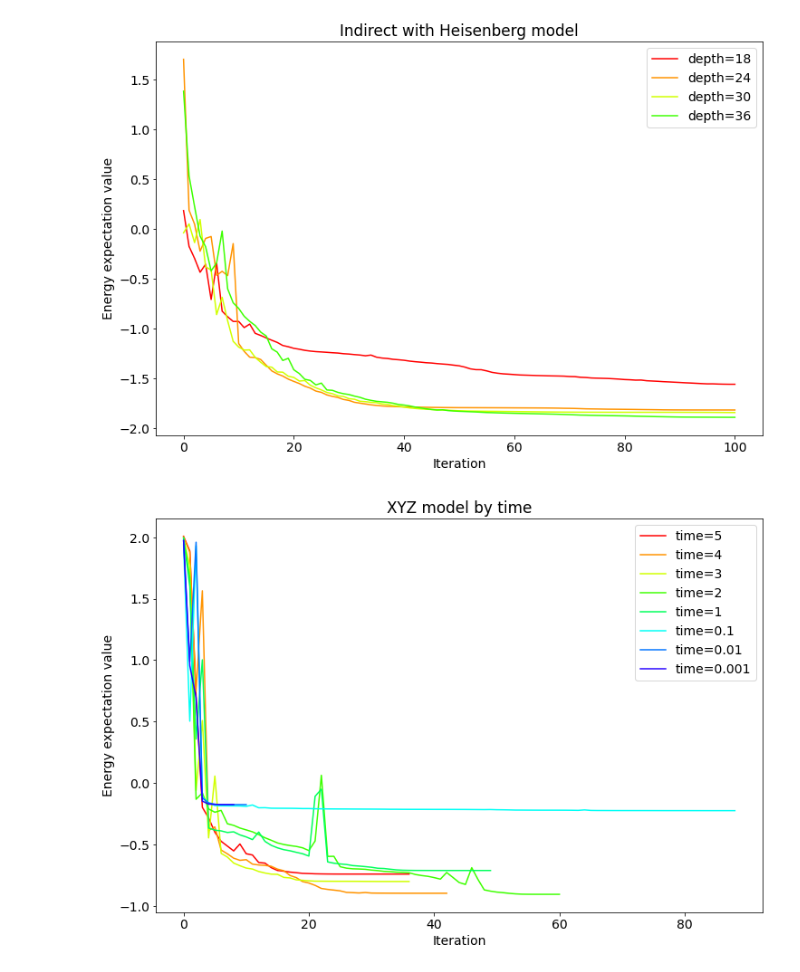
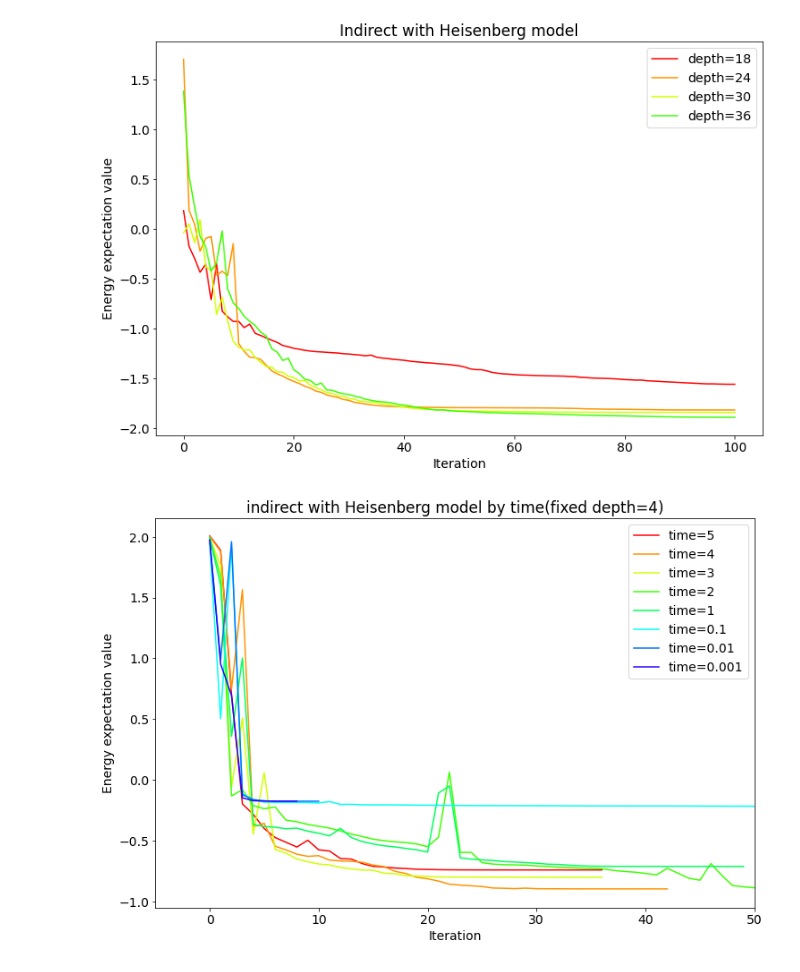
Before and after one commit to tanan/qsimu, a Jupyter notebook: qulacs/indirect/results/1_vqe_results.ipynb, the cells around one changed output. Saved outputs shown, nothing was run; the diff lists cells and outputs as text; code cells hidden in the pictures.

```diff
--- a/qulacs/indirect/results/1_vqe_results.ipynb
+++ b/qulacs/indirect/results/1_vqe_results.ipynb
@@ -53,26 +53,3 @@ plt.legend()
 plt.show()
 # %% [output]
 [figure]
-# %%
-## transversal ising model
-depth_30 = np.loadtxt("./6qubit_indirect_by_ising_hamiltonian_30_10.0_False_False_False_cost.txt")
-depth_36 = np.loadtxt("./6qubit_indirect_by_ising_hamiltonian_36_10.0_False_False_False_cost.txt")
-depth_42 = np.loadtxt("./6qubit_indirect_by_ising_hamiltonian_42_10.0_False_False_False_cost.txt")
-
-bn_depth_30 = np.loadtxt("./6qubit_indirect_by_ising_hamiltonian_30_10.0_False_False_True_cost.txt")
-bn_depth_36 = np.loadtxt("./6qubit_indirect_by_ising_hamiltonian_36_10.0_False_False_True_cost.txt")
-bn_depth_42 = np.loadtxt("./6qubit_indirect_by_ising_hamiltonian_42_10.0_False_False_True_cost.txt")
-
-plt.figure(figsize=(12,8))
-plt.rcParams["font.size"] = 14
-plt.plot(depth_30, color=cm.hsv(0/10.0), label="depth=30")
-plt.plot(depth_36, color=cm.hsv(1/10.0), label="depth=36")
-plt.plot(depth_42, color=cm.hsv(2/10.0), label="depth=42")
-plt.plot(bn_depth_30, color=cm.hsv(5/10.0), label="depth=30(bn random)")
-plt.plot(bn_depth_36, color=cm.hsv(6/10.0), label="depth=36(bn random)")
-plt.plot(bn_depth_42, color=cm.hsv(7/10.0), label="depth=42(bn random)")
-plt.xlabel("Iteration")
-plt.ylabel("Energy expectation value")
-plt.title("Indrect with transversal ising model")
-plt.legend()
-plt.show()
@@ -134,31 +109,32 @@ plt.show()
 # %%
 ## xyz model(depth=4)
 time_5 = np.loadtxt("./6qubit_indirect_by_xyz_hamiltonian_4_5.0_False_False_False_cost.txt")
 time_4 = np.loadtxt("./6qubit_indirect_by_xyz_hamiltonian_4_4.0_False_False_False_cost.txt")
 time_3 = np.loadtxt("./6qubit_indirect_by_xyz_hamiltonian_4_3.0_False_False_False_cost.txt")
 time_2 = np.loadtxt("./6qubit_indirect_by_xyz_hamiltonian_4_2.0_False_False_False_cost.txt")
 time_1 = np.loadtxt("./6qubit_indirect_by_xyz_hamiltonian_4_1.0_False_False_False_cost.txt")
 time_01 = np.loadtxt("./6qubit_indirect_by_xyz_hamiltonian_4_0.1_False_False_False_cost.txt")
 time_001 = np.loadtxt("./6qubit_indirect_by_xyz_hamiltonian_4_0.01_False_False_False_cost.txt")
 time_0001 = np.loadtxt("./6qubit_indirect_by_xyz_hamiltonian_4_0.001_False_False_False_cost.txt")
 
 plt.figure(figsize=(12,8))
 plt.rcParams["font.size"] = 14
 plt.plot(time_5, color=cm.hsv(0/10.0), label="time=5")
 plt.plot(time_4, color=cm.hsv(1/10.0), label="time=4")
 plt.plot(time_3, color=cm.hsv(2/10.0), label="time=3")
 plt.plot(time_2, color=cm.hsv(3/10.0), label="time=2")
 plt.plot(time_1, color=cm.hsv(4/10.0), label="time=1")
 plt.plot(time_01, color=cm.hsv(5/10.0), label="time=0.1")
 plt.plot(time_001, color=cm.hsv(6/10.0), label="time=0.01")
 plt.plot(time_0001, color=cm.hsv(7/10.0), label="time=0.001")
+plt.xlim(-5, 50)
 plt.xlabel("Iteration")
 plt.ylabel("Energy expectation value")
-plt.title("XYZ model by time")
+plt.title("indirect with Heisenberg model by time(fixed depth=4)")
 plt.legend()
 plt.show()
 # %% [output]
-[figure, old version]
+[figure, new version]
 # %%
 ## ハミルトニアンゲートの時間発展を短時間にした場合
 ## xyz model(depth=4)
```
Also changed, not shown: parts of 2 cells of this notebook, 10 other files.
